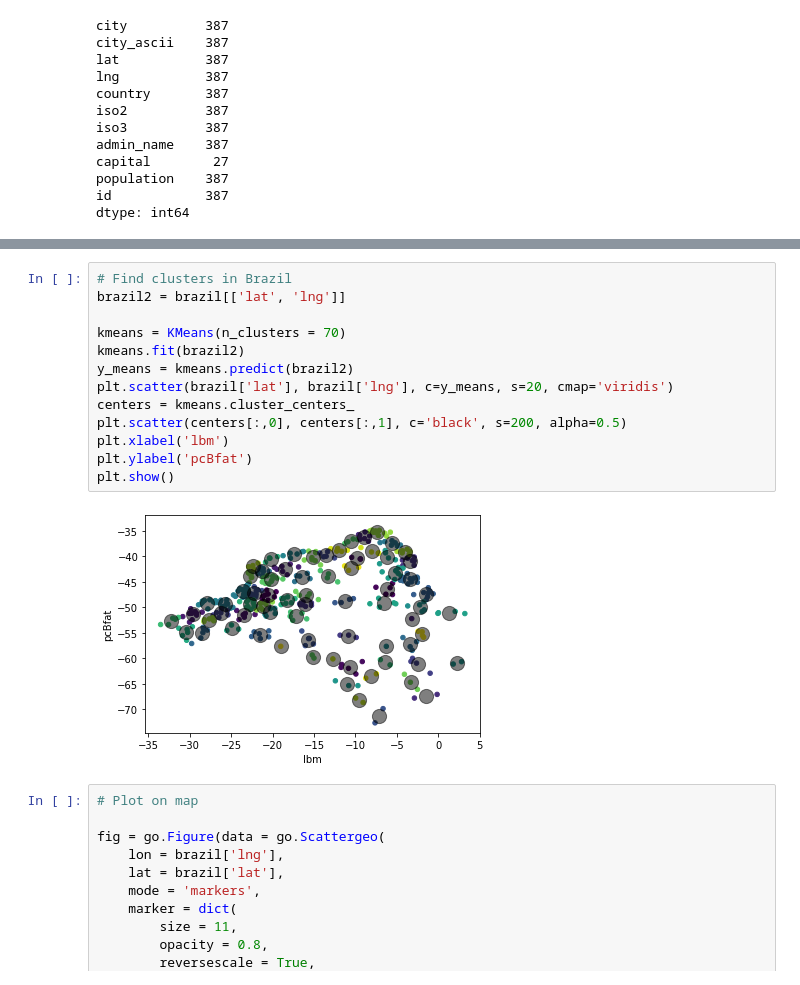
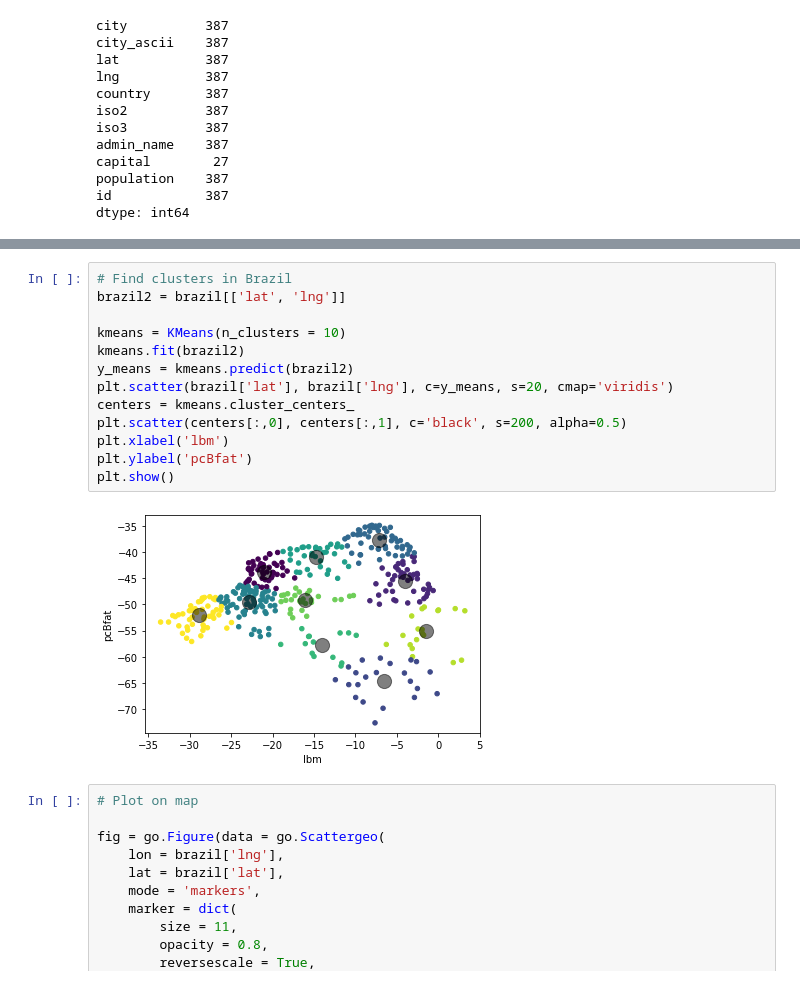
Before and after one commit to allenj813/DS-SYD-PT-24FEB, a Jupyter notebook: Projects/Fun Project - Ideal Location for Amazon Warehouse.ipynb, the cells around one changed output, grey strips where cells are left out. Cells and saved outputs as stored; diff of their text form.

```diff
--- a/Projects/Fun Project - Ideal Location for Amazon Warehouse.ipynb
+++ b/Projects/Fun Project - Ideal Location for Amazon Warehouse.ipynb
@@ -368,18 +368,18 @@ brazil.head()
 # %%
 # Find clusters in Brazil
 brazil2 = brazil[['lat', 'lng']]
 
-kmeans = KMeans(n_clusters = 70)
+kmeans = KMeans(n_clusters = 10)
 kmeans.fit(brazil2)
 y_means = kmeans.predict(brazil2)
 plt.scatter(brazil['lat'], brazil['lng'], c=y_means, s=20, cmap='viridis')
 centers = kmeans.cluster_centers_
 plt.scatter(centers[:,0], centers[:,1], c='black', s=200, alpha=0.5)
 plt.xlabel('lbm')
 plt.ylabel('pcBfat')
 plt.show()
 # %% [output]
-[figure, old version]
+[figure, new version]
 # %%
 # Plot on map
 
```
Also changed, not shown: parts of 5 cells of this notebook, 8 other files.
